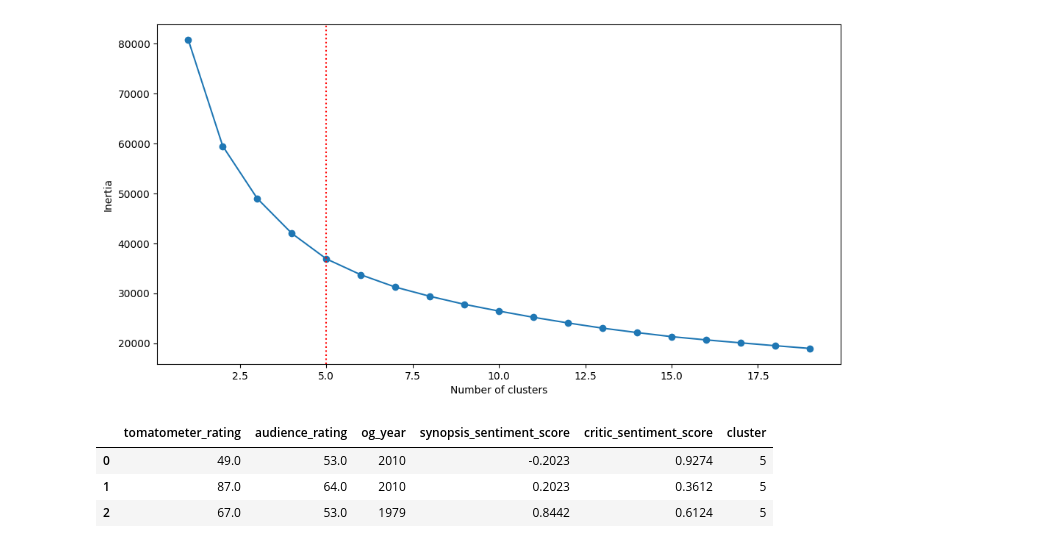
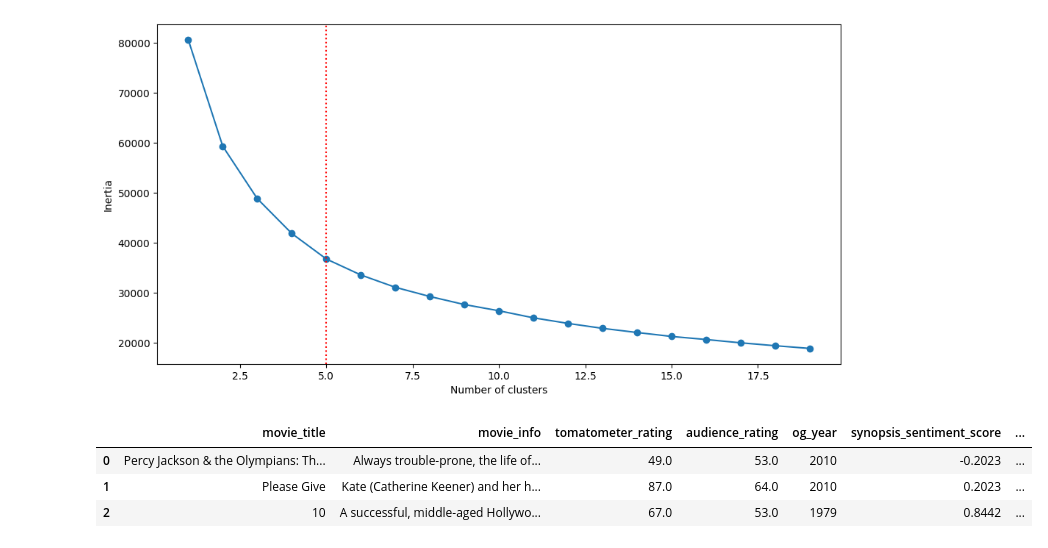
Before and after one commit to statzenthusiast921/rotten-tomatoes-analysis, a Jupyter notebook: notebooks/RT Recommendation Analysis 01.28.23.ipynb, the cells around one changed output. Cells and saved outputs as stored; diff of their text form; code cells hidden in the pictures.

```diff
--- a/notebooks/RT Recommendation Analysis 01.28.23.ipynb
+++ b/notebooks/RT Recommendation Analysis 01.28.23.ipynb
@@ -156,3 +149,8 @@ Index(['movie_title', 'movie_info', 'critics_consensus', 'content_rating',
 df.shape
 # %% [output]
 (16305, 34)
+# %%
+#Step 0: Create df with name and synopsis
+pre_cluster_df = df[['movie_title','movie_info','tomatometer_rating','audience_rating','og_year','synopsis_sentiment_score','critic_sentiment_score']]
+pre_cluster_df = pre_cluster_df.dropna()
+pre_cluster_df.shape
@@ -159,6 +159,6 @@ df.shape
 # %%
 #Step 1: Prepare data
-X = df[['tomatometer_rating','audience_rating','og_year','synopsis_sentiment_score','critic_sentiment_score']]
+X = pre_cluster_df[['tomatometer_rating','audience_rating','og_year','synopsis_sentiment_score','critic_sentiment_score']]
 X = X.dropna()
-X.describe()
+X.shape
 # %% [output]
@@ -220,18 +212,18 @@ pred = kmeans.predict(data_scaled)
 # %%
 #Step 8: Place the clusters back in original df
 frame = pd.DataFrame(data_scaled)
 frame['cluster'] = pred
 frame['cluster'].value_counts()
 
 clusters = frame['cluster']+1
 
-X['cluster'] = clusters.values
+pre_cluster_df['cluster'] = clusters.values
 
-X.head(3)
+pre_cluster_df.head(3)
 # %% [output]
-|  | tomatometer_rating | audience_rating | og_year | synopsis_sentiment_score | critic_sentiment_score | cluster |
-| 0 | 49.0 | 53.0 | 2010 | -0.2023 | 0.9274 | 5 |
-| 1 | 87.0 | 64.0 | 2010 | 0.2023 | 0.3612 | 5 |
-| 2 | 67.0 | 53.0 | 1979 | 0.8442 | 0.6124 | 5 |
+|  | movie_title | movie_info | tomatometer_rating | audience_rating | og_year | synopsis_sentiment_score | ... |
+| 0 | Percy Jackson & the Olympians: Th... | Always trouble-prone, the life of... | 49.0 | 53.0 | 2010 | -0.2023 | ... |
+| 1 | Please Give | Kate (Catherine Keener) and her h... | 87.0 | 64.0 | 2010 | 0.2023 | ... |
+| 2 | 10 | A successful, middle-aged Hollywo... | 67.0 | 53.0 | 1979 | 0.8442 | ... |
 # %%
 #Rating count
```
Also changed, not shown: parts of 5 cells of this notebook.
